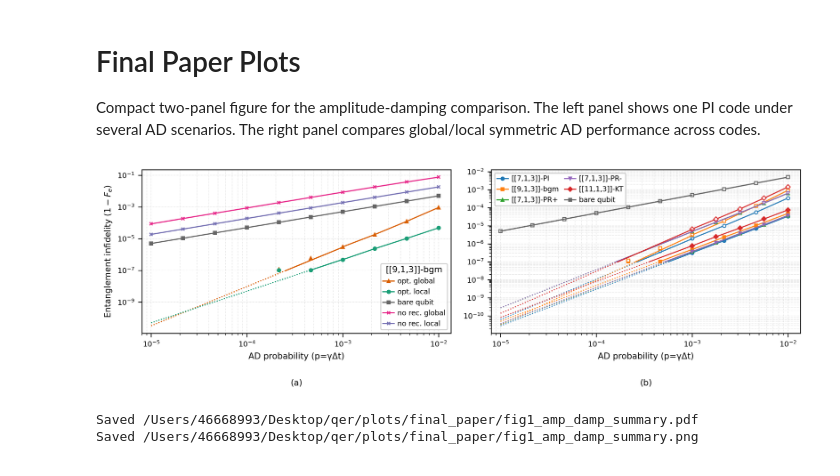
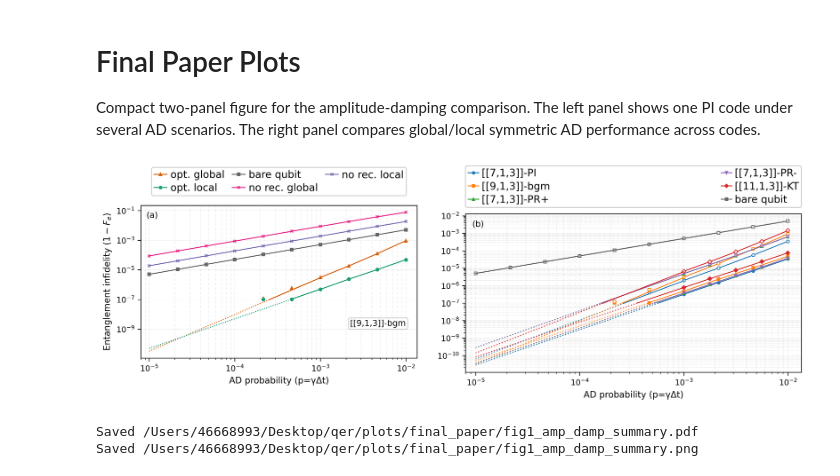
Before and after one commit to OmprakashChandra/qer-pi, a Jupyter notebook: python/notebooks/final_plots.ipynb, the cells around one changed output. Cells and saved outputs as stored; diff of their text form; code cells hidden in the pictures.

Commit message:
made minor edits in the notebooks generating final figure

```diff
--- a/python/notebooks/final_plots.ipynb
+++ b/python/notebooks/final_plots.ipynb
@@ -28,13 +28,20 @@ global_new = pd.read_csv(data_dir / "global_amp_damp_new_codes_results.csv")
 # -----------------------------------------------------------------------------
 # Plot style
 # -----------------------------------------------------------------------------
+BASE_FONT_SIZE = 9.0
+LABEL_FONT_SIZE = 9.5
+TICK_FONT_SIZE = 8.5
+LEGEND_FONT_SIZE = 11.0
+LEGEND_TITLE_SIZE = 9.0
+
 plt.rcParams.update({
-    "font.size": 8,
-    "axes.labelsize": 8,
-    "axes.titlesize": 8,
-    "legend.fontsize": 6.7,
-    "xtick.labelsize": 7,
-    "ytick.labelsize": 7,
+    "font.size": BASE_FONT_SIZE,
+    "axes.labelsize": LABEL_FONT_SIZE,
+    "axes.titlesize": LABEL_FONT_SIZE,
+    "legend.fontsize": LEGEND_FONT_SIZE,
+    "legend.title_fontsize": LEGEND_TITLE_SIZE,
+    "xtick.labelsize": TICK_FONT_SIZE,
+    "ytick.labelsize": TICK_FONT_SIZE,
     "axes.linewidth": 0.75,
     "xtick.major.width": 0.7,
     "ytick.major.width": 0.7,
@@ -134,8 +141,11 @@ def plot_with_low_p_fit(ax, p, y, *, color, marker, label=None, fit_low=True, ms
 # -----------------------------------------------------------------------------
 # Figure
 # -----------------------------------------------------------------------------
-fig, axes = plt.subplots(1, 2, figsize=(9.4, 3.0), dpi=300)
-ax0, ax1 = axes
+fig = plt.figure(figsize=(11.2, 4.25), dpi=300)
+# Manual axes placement lets panel (b) be both wider and taller than panel (a).
+ax0 = fig.add_axes([0.065, 0.19, 0.37, 0.54])
+ax1 = fig.add_axes([0.50, 0.14, 0.45, 0.56])
+axes = (ax0, ax1)
 
 # -----------------------------------------------------------------------------
 # Left panel: several AD scenarios for one PI code
@@ -156,13 +166,19 @@ ax0.set_xlim(8e-6, 1.35e-2)
 #ax0.set_ylim(1e-10, 1.0)
 ax0.set_xlabel("AD probability (p=γΔt)")
 ax0.set_ylabel("Entanglement infidelity $(1-F_e)$")
-ax0.legend(
-    loc="lower right", frameon=True, framealpha=0.9, ncol=1,
-    title="[[9,1,3]]-bgm", handlelength=1.6,
-    handletextpad=0.45, borderpad=0.3,
+left_legend = ax0.legend(
+    loc="lower center", bbox_to_anchor=(0.5, 1.03), frameon=True,
+    framealpha=0.94, ncol=3,
+    fontsize=LEGEND_FONT_SIZE,
+    columnspacing=0.75, handlelength=1.25, handletextpad=0.35,
+    borderpad=0.25, labelspacing=0.3, markerscale=0.9,
+)
+ax0.text(
+    0.96, 0.2, "[[9,1,3]]-bgm", transform=ax0.transAxes,
+    ha="right", va="bottom", fontsize=LEGEND_TITLE_SIZE,
+    bbox={"boxstyle": "round,pad=0.2", "facecolor": "white", "edgecolor": "0.8", "alpha": 0.9},
 )
 ax0.grid(True, which="both", ls=":", lw=0.45, alpha=0.55)
-ax0.text(0.5, -0.28, r"(a)", transform=ax0.transAxes, ha="center", va="top")
 
 # -----------------------------------------------------------------------------
 # (b) Global/local symmetric AD comparison across codes
@@ -224,41 +240,43 @@ for spec in code_specs:
 
 ax1.set_xlim(8e-6, 1.35e-2)
 #ax1.set_ylim(1e-10, 2e-2)
 ax1.set_xlabel("AD probability (p=γΔt)")
 code_handles = [
     Line2D(
         [], [], color=spec["color"], marker=spec["marker"], linestyle="-",
         markerfacecolor=spec["color"], markeredgecolor=spec["color"],
         markeredgewidth=0.85, lw=1.0, ms=3.1, label=spec["label"],
     )
     for spec in code_specs
 ]
 code_legend = ax1.legend(
-    handles=code_handles, loc="upper left", ncol=2, frameon=True,
-    framealpha=0.9, columnspacing=0.8, handlelength=1.6,
-    handletextpad=0.45, borderpad=0.3,
+    handles=code_handles, loc="lower left", bbox_to_anchor=(0.0, 1.04, 1.0, 0.3),
+    mode="expand", ncol=2, frameon=True, fontsize=LEGEND_FONT_SIZE,
+    framealpha=0.94, columnspacing=0.6, handlelength=1.05,
+    handletextpad=0.28, borderpad=0.25, labelspacing=0.32, markerscale=0.9,
+    borderaxespad=0.0,
 )
 ax1.add_artist(code_legend)
 # removed the noise_handles legend per request
 ax1.grid(True, which="both", ls=":", lw=0.45, alpha=0.55)
-ax1.text(0.5, -0.28, r"(b)", transform=ax1.transAxes, ha="center", va="top")
+ax0.text(0.02, 0.96, r"(a)", transform=ax0.transAxes, ha="left", va="top", fontsize=BASE_FONT_SIZE)
+ax1.text(0.02, 0.96, r"(b)", transform=ax1.transAxes, ha="left", va="top", fontsize=BASE_FONT_SIZE)
 
 
-fig.tight_layout(w_pad=1.45)
-fig.subplots_adjust(bottom=0.24)
+# Axes positions are set manually above.
 
 pdf_path = plot_dir / "fig1_amp_damp_summary.pdf"
 png_path = plot_dir / "fig1_amp_damp_summary.png"
-fig.savefig(pdf_path, bbox_inches="tight")
-fig.savefig(png_path, bbox_inches="tight")
+fig.savefig(pdf_path, bbox_inches="tight", bbox_extra_artists=(left_legend, code_legend), pad_inches=0.08)
+fig.savefig(png_path, bbox_inches="tight", bbox_extra_artists=(left_legend, code_legend), pad_inches=0.08)
 try:
     display(fig)
 except NameError:
     pass
 plt.close(fig)
 print(f"Saved {pdf_path}")
 print(f"Saved {png_path}")
 # %% [output]
-[figure, old version]
+[figure, new version]
 Saved /Users/46668993/Desktop/qer/plots/final_paper/fig1_amp_damp_summary.pdf
 Saved /Users/46668993/Desktop/qer/plots/final_paper/fig1_amp_damp_summary.png
```
Also changed, not shown: 4 other files.
